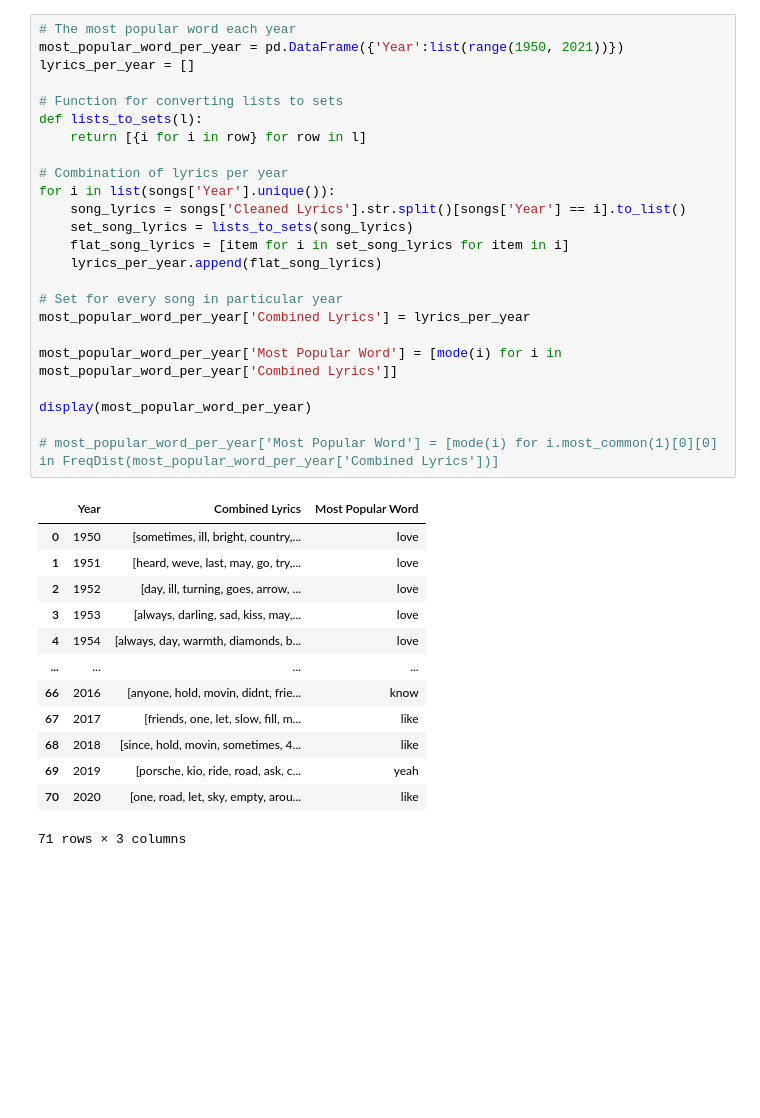
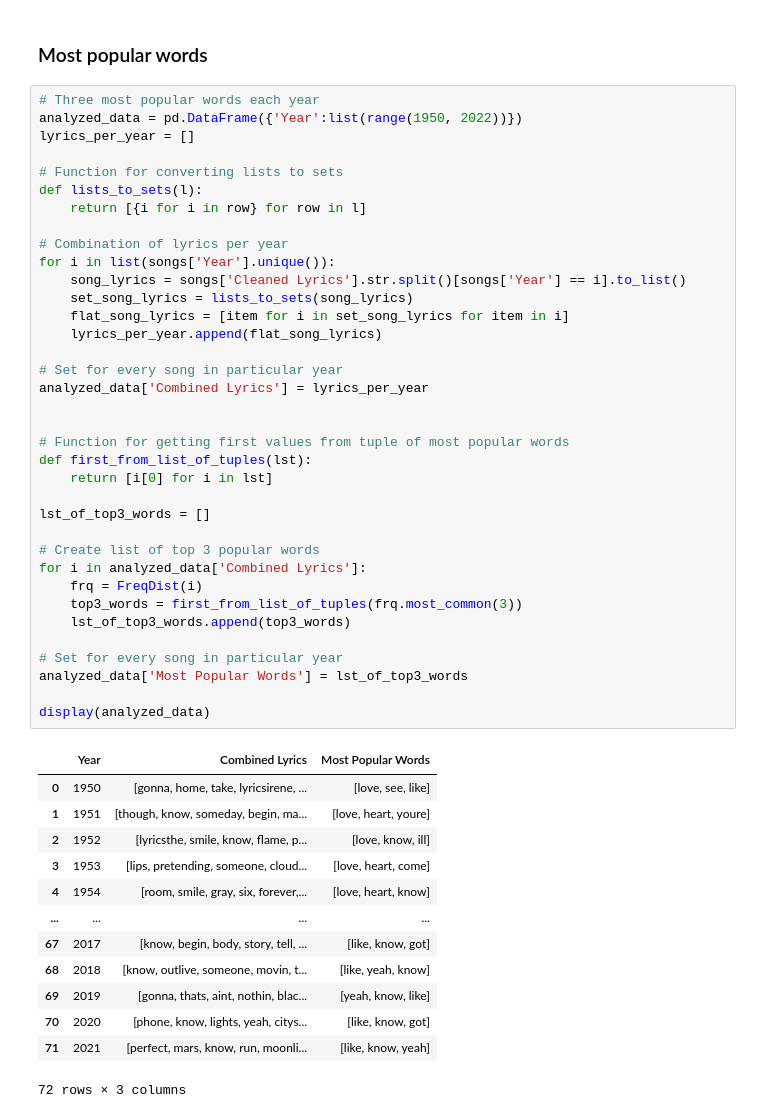
Before and after one commit to alsarna/lyrics_nlp, a Jupyter notebook: lyrics_analysis.ipynb, the cells around one changed output. Drawn from its saved outputs; the diff is of its cells as text; blank space fills up the shorter version.

```diff
--- a/lyrics_analysis.ipynb
+++ b/lyrics_analysis.ipynb
@@ -64,38 +74,52 @@ plt.show()
+# %% [markdown]
+### Most popular words
 # %%
-# The most popular word each year
-most_popular_word_per_year = pd.DataFrame({'Year':list(range(1950, 2021))})
+# Three most popular words each year
+analyzed_data = pd.DataFrame({'Year':list(range(1950, 2022))})
 lyrics_per_year = []
 
 # Function for converting lists to sets
 def lists_to_sets(l):
     return [{i for i in row} for row in l]
 
 # Combination of lyrics per year
 for i in list(songs['Year'].unique()):
     song_lyrics = songs['Cleaned Lyrics'].str.split()[songs['Year'] == i].to_list()
     set_song_lyrics = lists_to_sets(song_lyrics)
     flat_song_lyrics = [item for i in set_song_lyrics for item in i]
     lyrics_per_year.append(flat_song_lyrics)
 
 # Set for every song in particular year
-most_popular_word_per_year['Combined Lyrics'] = lyrics_per_year
+analyzed_data['Combined Lyrics'] = lyrics_per_year
 
-most_popular_word_per_year['Most Popular Word'] = [mode(i) for i in most_popular_word_per_year['Combined Lyrics']]
 
-display(most_popular_word_per_year)
+# Function for getting first values from tuple of most popular words
+def first_from_list_of_tuples(lst):
+    return [i[0] for i in lst]
 
-# most_popular_word_per_year['Most Popular Word'] = [mode(i) for i.most_common(1)[0][0] in FreqDist(most_popular_word_per_year['Combined Lyrics'])]
+lst_of_top3_words = []
+
+# Create list of top 3 popular words
+for i in analyzed_data['Combined Lyrics']:
+    frq = FreqDist(i)
+    top3_words = first_from_list_of_tuples(frq.most_common(3))
+    lst_of_top3_words.append(top3_words)
+
+# Set for every song in particular year
+analyzed_data['Most Popular Words'] = lst_of_top3_words
+
+display(analyzed_data)
 # %% [output]
-|  | Year | Combined Lyrics | Most Popular Word |
-| 0 | 1950 | [sometimes, ill, bright, country,... | love |
-| 1 | 1951 | [heard, weve, last, may, go, try,... | love |
-| 2 | 1952 | [day, ill, turning, goes, arrow, ... | love |
-| 3 | 1953 | [always, darling, sad, kiss, may,... | love |
-| 4 | 1954 | [always, day, warmth, diamonds, b... | love |
+|  | Year | Combined Lyrics | Most Popular Words |
+| 0 | 1950 | [gonna, home, take, lyricsirene, ... | [love, see, like] |
+| 1 | 1951 | [though, know, someday, begin, ma... | [love, heart, youre] |
+| 2 | 1952 | [lyricsthe, smile, know, flame, p... | [love, know, ill] |
+| 3 | 1953 | [lips, pretending, someone, cloud... | [love, heart, come] |
+| 4 | 1954 | [room, smile, gray, six, forever,... | [love, heart, know] |
 | ... | ... | ... | ... |
-| 66 | 2016 | [anyone, hold, movin, didnt, frie... | know |
-| 67 | 2017 | [friends, one, let, slow, fill, m... | like |
-| 68 | 2018 | [since, hold, movin, sometimes, 4... | like |
-| 69 | 2019 | [porsche, kio, ride, road, ask, c... | yeah |
-| 70 | 2020 | [one, road, let, sky, empty, arou... | like |
+| 67 | 2017 | [know, begin, body, story, tell, ... | [like, know, got] |
+| 68 | 2018 | [know, outlive, someone, movin, t... | [like, yeah, know] |
+| 69 | 2019 | [gonna, thats, aint, nothin, blac... | [yeah, know, like] |
+| 70 | 2020 | [phone, know, lights, yeah, citys... | [like, know, got] |
+| 71 | 2021 | [perfect, mars, know, run, moonli... | [like, know, yeah] |
-71 rows × 3 columns
+72 rows × 3 columns
```
Also changed, not shown: parts of 14 cells of this notebook.
